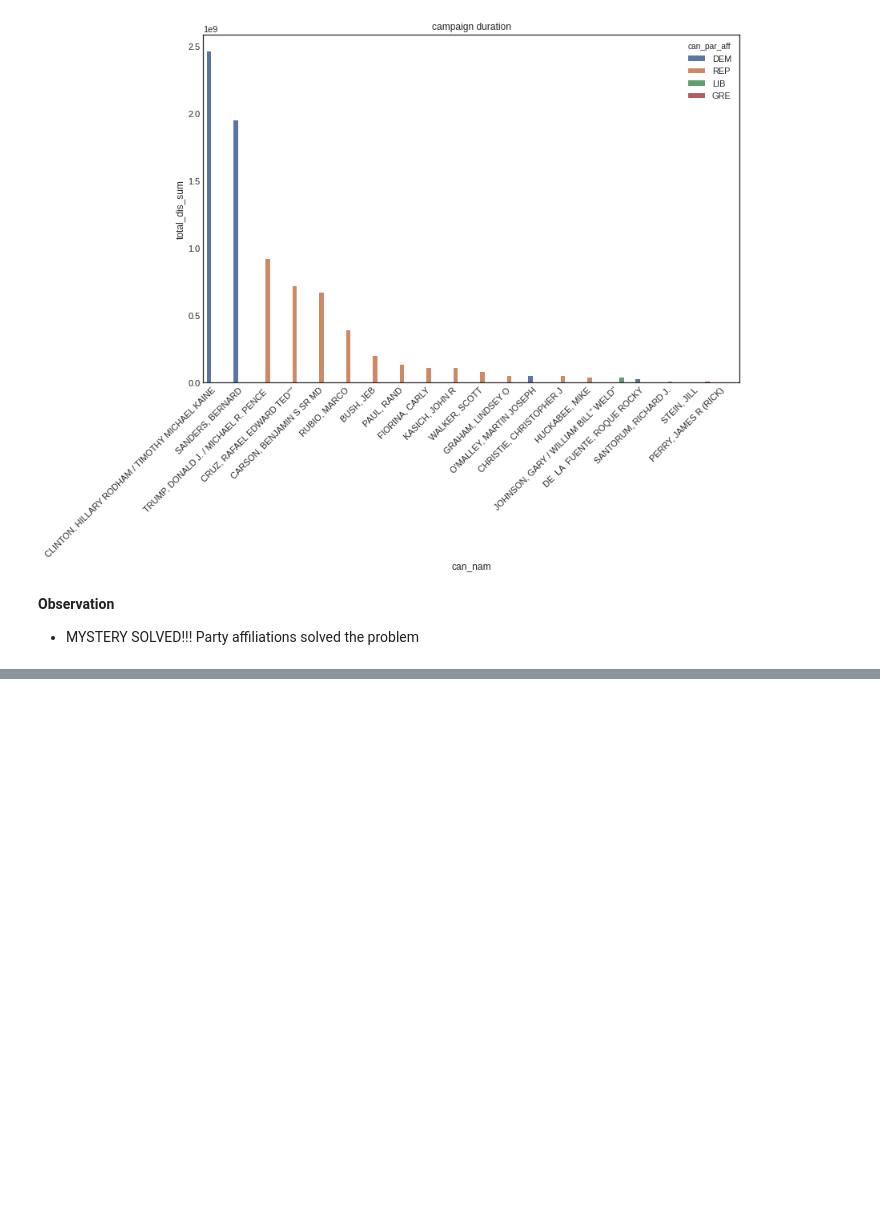
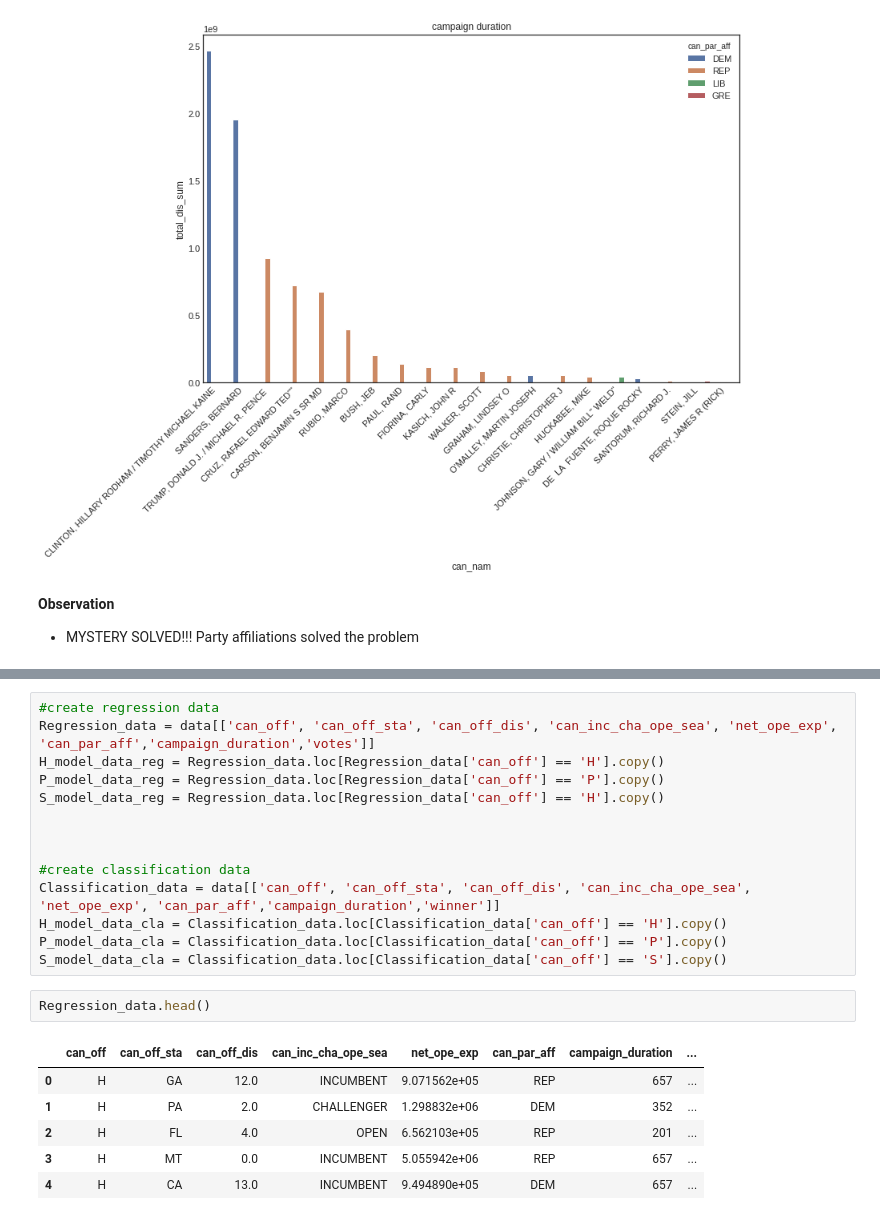
Before and after one commit to josephdickson11/campaign-finance-election-relationship, a Jupyter notebook: campaign-election-notebook.ipynb, the cells around one changed output, grey strips where cells are left out. Cells and saved outputs as stored; diff of their text form; blank space fills up the shorter version.

Commit message:
model building

```diff
--- a/campaign-election-notebook.ipynb
+++ b/campaign-election-notebook.ipynb
@@ -634,0 +649,23 @@ Text(0.5, 1.0, 'campaign duration')
+# %%
+#create regression data
+Regression_data = data[['can_off', 'can_off_sta', 'can_off_dis', 'can_inc_cha_ope_sea', 'net_ope_exp', 'can_par_aff','campaign_duration','votes']]
+H_model_data_reg = Regression_data.loc[Regression_data['can_off'] == 'H'].copy()
+P_model_data_reg = Regression_data.loc[Regression_data['can_off'] == 'P'].copy()
+S_model_data_reg = Regression_data.loc[Regression_data['can_off'] == 'H'].copy()
+
+
+
+#create classification data
+Classification_data = data[['can_off', 'can_off_sta', 'can_off_dis', 'can_inc_cha_ope_sea', 'net_ope_exp', 'can_par_aff','campaign_duration','winner']]
+H_model_data_cla = Classification_data.loc[Classification_data['can_off'] == 'H'].copy()
+P_model_data_cla = Classification_data.loc[Classification_data['can_off'] == 'P'].copy()
+S_model_data_cla = Classification_data.loc[Classification_data['can_off'] == 'S'].copy()
+# %%
+Regression_data.head()
+# %% [output]
+|  | can_off | can_off_sta | can_off_dis | can_inc_cha_ope_sea | net_ope_exp | can_par_aff | campaign_duration | ... |
+| 0 | H | GA | 12.0 | INCUMBENT | 9.071562e+05 | REP | 657 | ... |
+| 1 | H | PA | 2.0 | CHALLENGER | 1.298832e+06 | DEM | 352 | ... |
+| 2 | H | FL | 4.0 | OPEN | 6.562103e+05 | REP | 201 | ... |
+| 3 | H | MT | 0.0 | INCUMBENT | 5.055942e+06 | REP | 657 | ... |
+| 4 | H | CA | 13.0 | INCUMBENT | 9.494890e+05 | DEM | 657 | ... |
```
Also changed, not shown: parts of 7 cells of this notebook.
